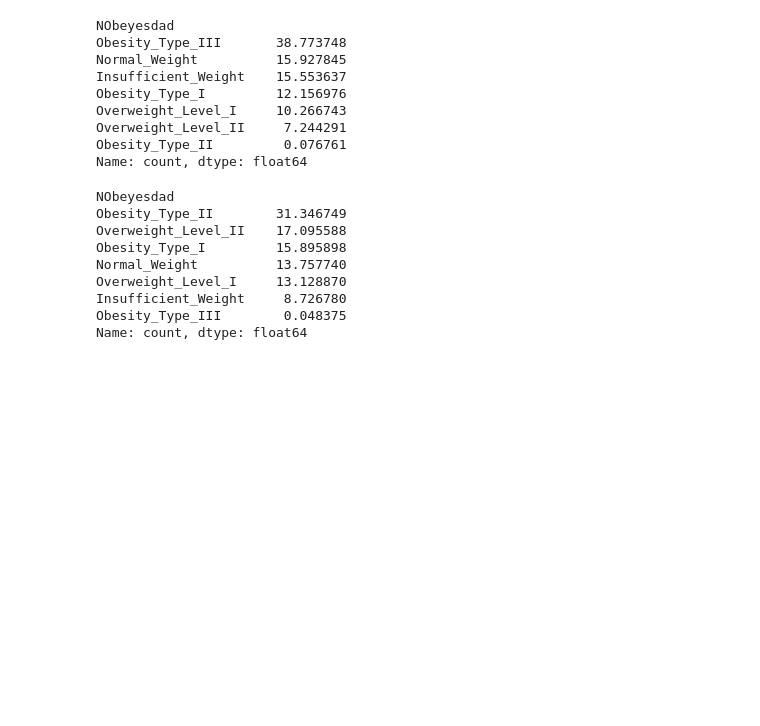
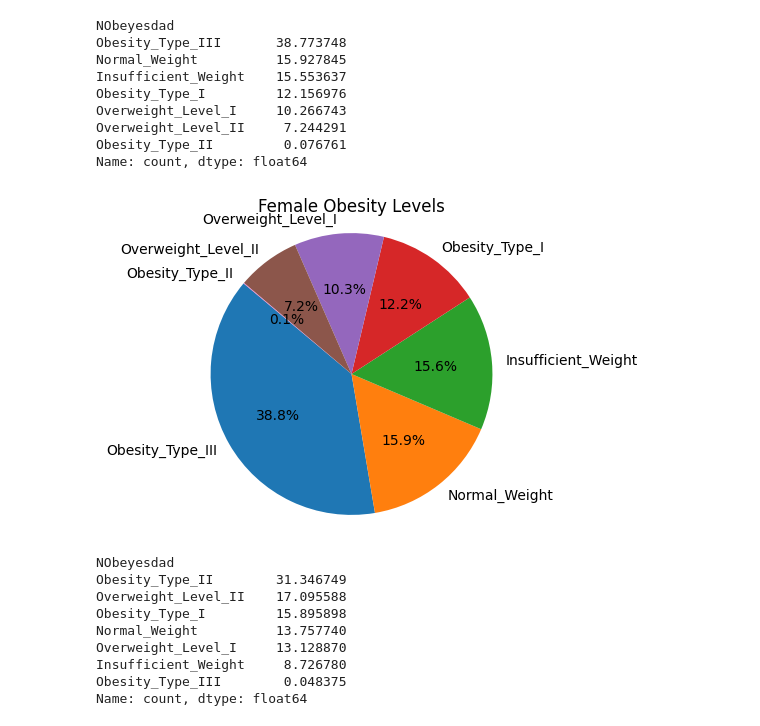
Before and after one commit to songye38/DAStudy, a Jupyter notebook: SONGYE/240225/240225_EDA.ipynb, the cells around one changed output. Drawn from its saved outputs; the diff is of its cells as text; code cells hidden in the pictures; blank space fills up the shorter version.

```diff
--- a/SONGYE/240225/240225_EDA.ipynb
+++ b/SONGYE/240225/240225_EDA.ipynb
@@ -916,6 +677,23 @@ Overweight_Level_I     10.266743
 Overweight_Level_II     7.244291
 Obesity_Type_II         0.076761
 Name: count, dtype: float64
+# %%
+
+import matplotlib.pyplot as plt
+
+# 데이터 가져오기
+female_data = df[df['Gender'] == 'Female']
+female_counts = female_data['NObeyesdad'].value_counts()
+female_ratios = female_counts / len(female_data) * 100
+
+# 파이 차트 그리기
+plt.figure(figsize=(4, 4))
+plt.pie(female_ratios, labels=female_ratios.index, autopct='%1.1f%%', startangle=140)
+plt.title('Female Obesity Levels')
+plt.axis('equal')  # 원을 원형으로 유지
+plt.show()
+# %% [output]
+[figure, added]
 # %%
 male_data = df[df['Gender'] == 'Male']
 male_counts = male_data['NObeyesdad'].value_counts()
```
Also changed, not shown: parts of 68 cells of this notebook.
